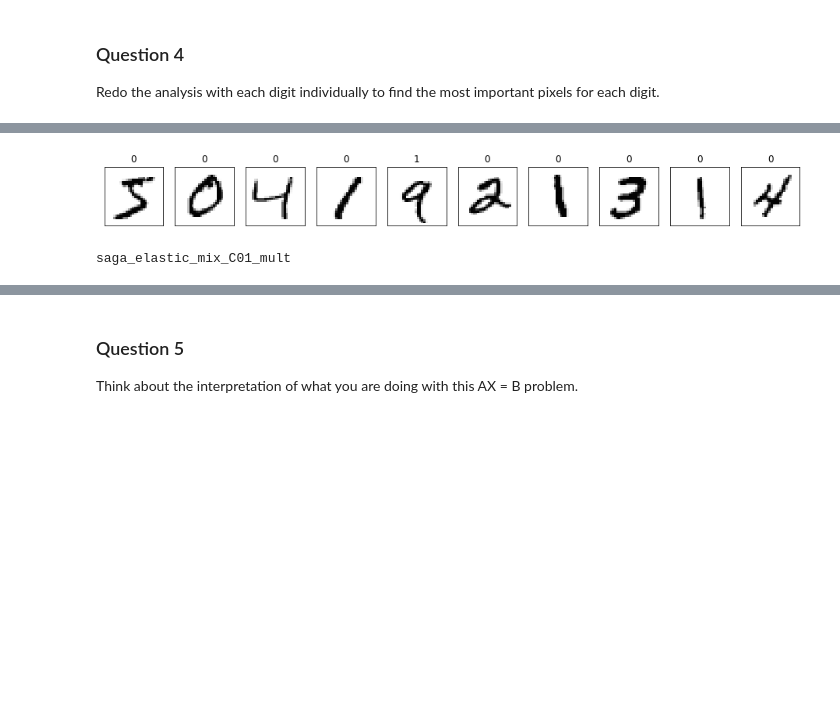
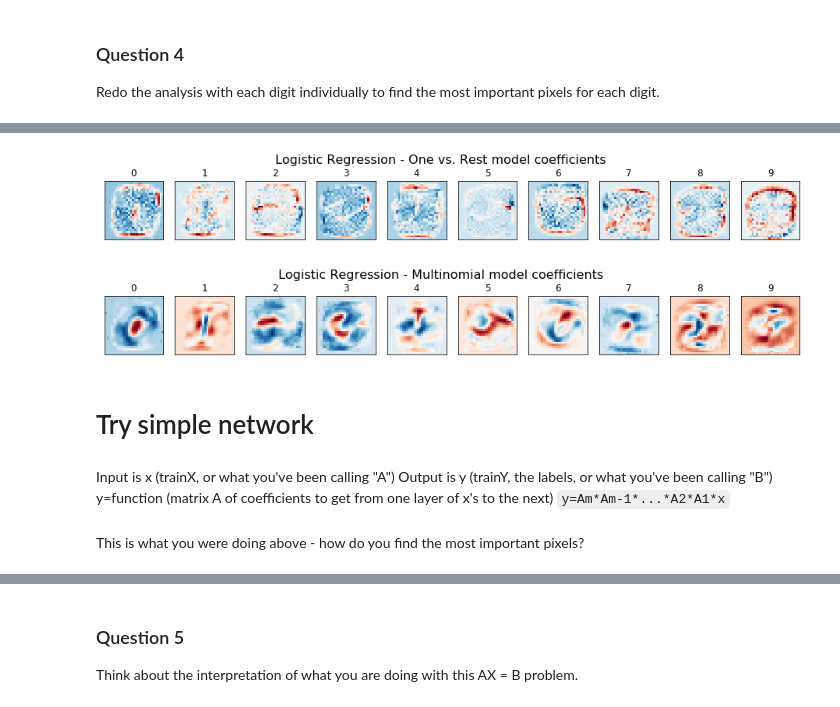
Before and after one commit to jmichellehu/ComplexSystems_AMATH563, a Jupyter notebook: AMATH563_hw1.ipynb, the cells around one changed output, grey strips where cells are left out. Drawn from its saved outputs; the diff is of its cells as text; code cells hidden in the pictures; blank space fills up the shorter version.

Commit message:
AMATH563_hw1.ipynb: checkpoint

```diff
--- a/AMATH563_hw1.ipynb
+++ b/AMATH563_hw1.ipynb
@@ -247,2 +331,0 @@ Locate these pixel indices
-# %%
-coef=trained_model.coef_
@@ -439,11 +331,0 @@ plt.imshow(test_five.reshape(28,28))
-# %%
-# Check out some digits
-plt.figure(figsize=(16,4))
-
-for j in range(10):
-    ax = plt.subplot(1, 10, j + 1)
-    img = trainX_digits[j].reshape((28,28))
-    ax.imshow(img, cmap="Greys")
-    ax.set_xticks(())
-    ax.set_yticks(())
-    ax.set_title(trainY_digits[i][j])
@@ -461,0 +337,10 @@ sparse_model=trained_model.sparsify()
+# %%
+# Check out some digits
+plt.figure(figsize=(16,4))
+for i in range(10):
+    ax = plt.subplot(1, 10, i + 1)
+    img = coef[i].reshape((28,28))
+    ax.imshow(img, cmap="RdBu")
+    ax.set_xticks(())
+    ax.set_yticks(())
+    ax.set_title(i)
@@ -503,19 +713,26 @@ for digit in range(10):
+# %%
+# Check out some digits
+plt.figure(figsize=(16,4))
+for i in range(10):
+    ax = plt.subplot(1, 10, i + 1)
+    img = model.coef_[i].reshape((28,28))
+    ax.imshow(img, cmap="RdBu")
+    ax.set_xticks(())
+    ax.set_yticks(())
+    ax.set_title(i)
+plt.suptitle("Logistic Regression - One vs. Rest model coefficients", fontsize=16, y=0.75);
+# %% [output]
+[figure, added]
 # %%
 # Check out some digits
 plt.figure(figsize=(16,4))
 for i in range(10):
     ax = plt.subplot(1, 10, i + 1)
-    img = trainX_digits[i].reshape((28,28))
-    ax.imshow(img, cmap="Greys")
+    img = models[2].coef_[i].reshape((28,28))
+    ax.imshow(img, cmap="RdBu")
     ax.set_xticks(())
     ax.set_yticks(())
-    ax.set_title(trainY_digits[9][i])
+    ax.set_title(i)
+plt.suptitle("Logistic Regression - Multinomial model coefficients", fontsize=16, y=0.75);
 # %% [output]
-[figure, old version]
+[figure, new version]
-# %%
-# Specify model and regularization to use
-i=2
-saga_digit=solvers[i]
-print(solver_names[i])
-# %% [output]
-saga_elastic_mix_C01_mult
@@ -521,0 +742,9 @@ saga_elastic_mix_C01_mult
+# %% [markdown]
+# Try simple network
+# %% [markdown]
+Input is x (trainX, or what you've been calling "A")
+Output is y (trainY, the labels, or what you've been calling "B")
+y=function (matrix A of coefficients to get from one layer of x's to the next)
+`y=Am*Am-1*...*A2*A1*x`
+# %% [markdown]
+This is what you were doing above - how do you find the most important pixels?
```
Also changed, not shown: parts of 68 cells of this notebook.
